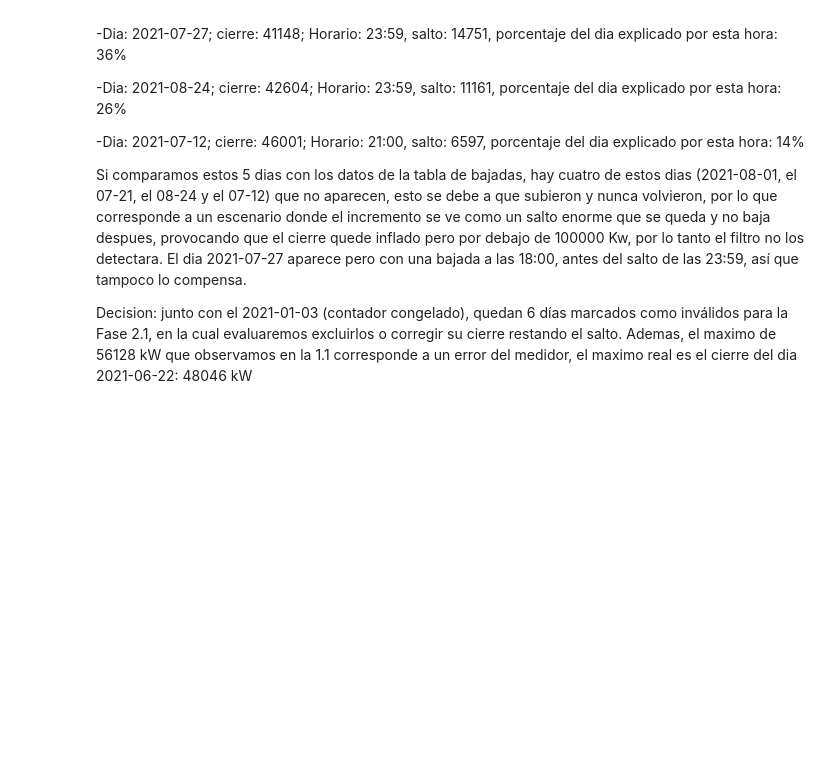
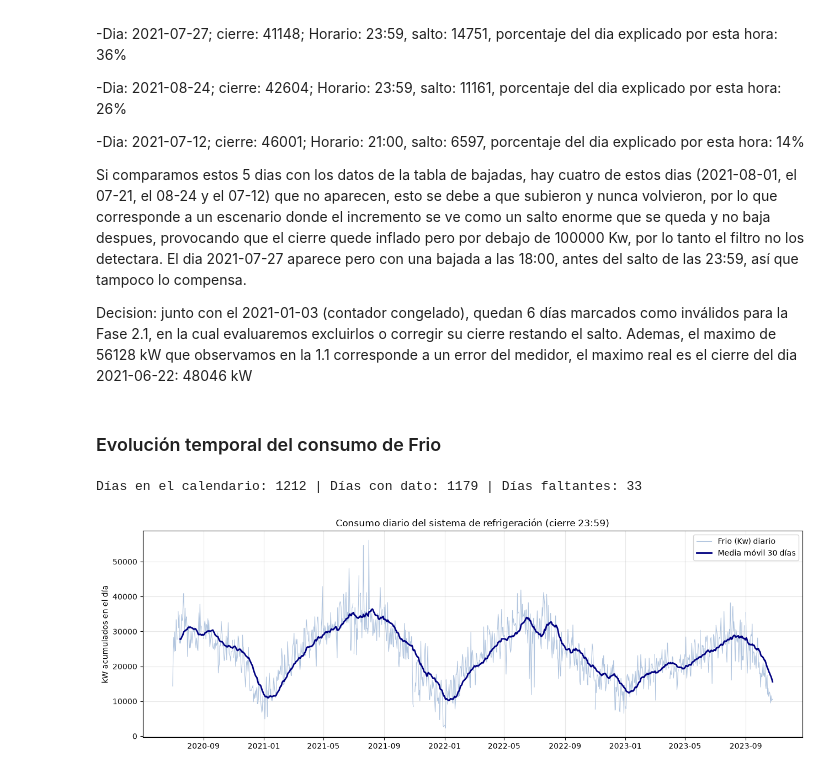
Before and after one commit to s4nt1lu1/tp-final-datos-ii, a Jupyter notebook: notebooks/eda.ipynb, the cells around one changed output. Cells and saved outputs as stored; diff of their text form; code cells hidden in the pictures; blank space fills up the shorter version.

```diff
--- a/notebooks/eda.ipynb
+++ b/notebooks/eda.ipynb
@@ -807,3 +807,29 @@ Los 5 que superan el umbral:
 Si comparamos estos 5 dias con los datos de la tabla de bajadas, hay cuatro de estos dias (2021-08-01, el 07-21, el 08-24 y el 07-12) que no aparecen, esto se debe a que subieron y nunca volvieron, por lo que corresponde a un escenario donde el incremento se ve como un salto enorme que se queda y no baja despues, provocando que el cierre quede inflado pero por debajo de 100000 Kw, por lo tanto el filtro no los detectara. El dia 2021-07-27 aparece pero con una bajada a las 18:00, antes del salto de las 23:59, así que tampoco lo compensa.
 
 Decision: junto con el 2021-01-03 (contador congelado), quedan 6 días marcados como inválidos para la Fase 2.1, en la cual evaluaremos excluirlos o corregir su cierre restando el salto. Ademas, el maximo de 56128 kW que observamos en la 1.1 corresponde a un error del medidor, el maximo real es el cierre del dia 2021-06-22: 48046 kW
+# %% [markdown]
+### Evolución temporal del consumo de Frio
+# %%
+import matplotlib.pyplot as plt
+
+# Serie diaria sobre el calendario completo: los días que faltan quedan como NaN (hueco en el gráfico)
+serie_frio = df_diario_eda.set_index("DIA")["Frio (Kw)"].asfreq("D")
+
+# Media móvil de 30 días: exige al menos 15 días con dato en la ventana
+media_movil_30 = serie_frio.rolling(30, min_periods=15).mean()
+
+print("Días en el calendario:", len(serie_frio), "| Días con dato:", serie_frio.notna().sum(),
+      "| Días faltantes:", serie_frio.isna().sum())
+
+fig, ax = plt.subplots(figsize=(13, 4.5))
+ax.plot(serie_frio.index, serie_frio, color="lightsteelblue", linewidth=0.8, label="Frio (Kw) diario")
+ax.plot(media_movil_30.index, media_movil_30, color="navy", linewidth=2, label="Media móvil 30 días")
+ax.set_title("Consumo diario del sistema de refrigeración (cierre 23:59)")
+ax.set_ylabel("kW acumulados en el día")
+ax.legend()
+ax.grid(alpha=0.3)
+plt.tight_layout()
+plt.show()
+# %% [output]
+Días en el calendario: 1212 | Días con dato: 1179 | Días faltantes: 33
+[figure, added]
```
Also changed, not shown: parts of 10 cells of this notebook.
